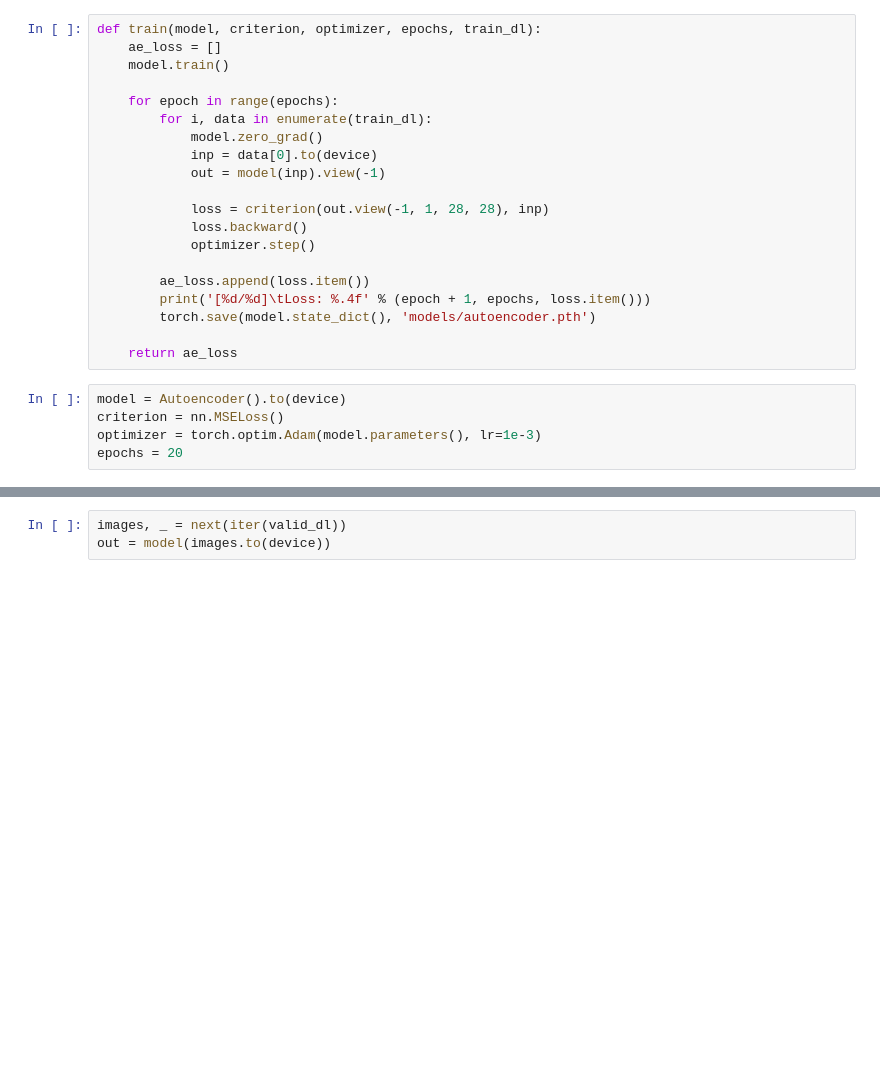
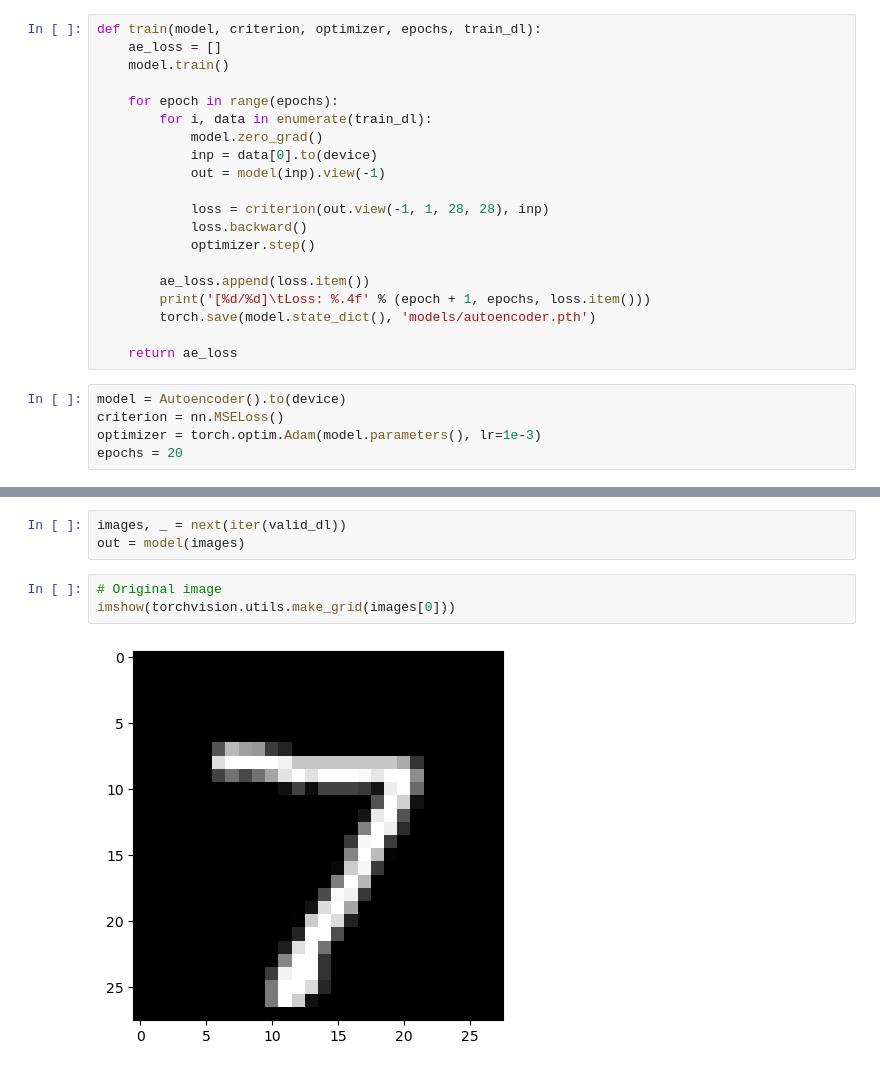
Before and after one commit to Requiem5032/mcs-applied-ai, a Jupyter notebook: autoencoder.ipynb, the cells around one changed output, grey strips where cells are left out. Drawn from its saved outputs; the diff is of its cells as text; blank space fills up the shorter version.

```diff
--- a/autoencoder.ipynb
+++ b/autoencoder.ipynb
@@ -201,4 +202,9 @@ plt.savefig(
 # %%
 images, _ = next(iter(valid_dl))
-out = model(images.to(device))
+out = model(images)
+# %%
+# Original image
+imshow(torchvision.utils.make_grid(images[0]))
+# %% [output]
+[figure, added]
 # %%
```
Also changed, not shown: parts of 6 cells of this notebook.
